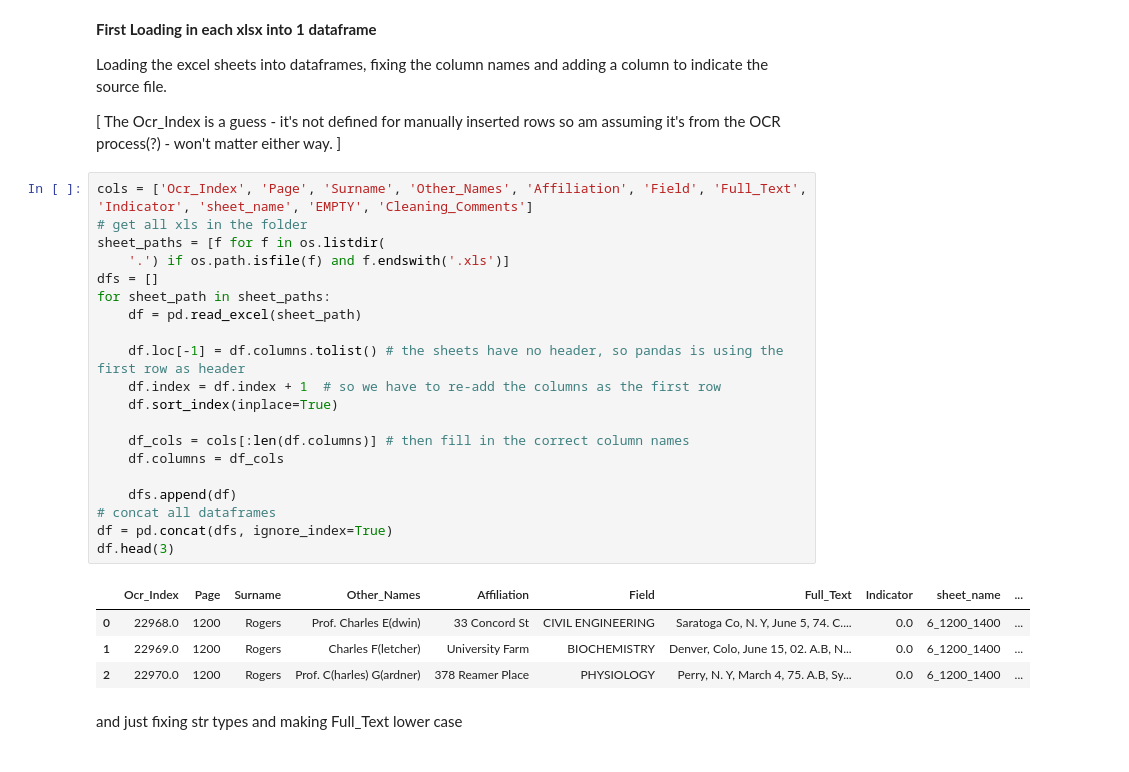
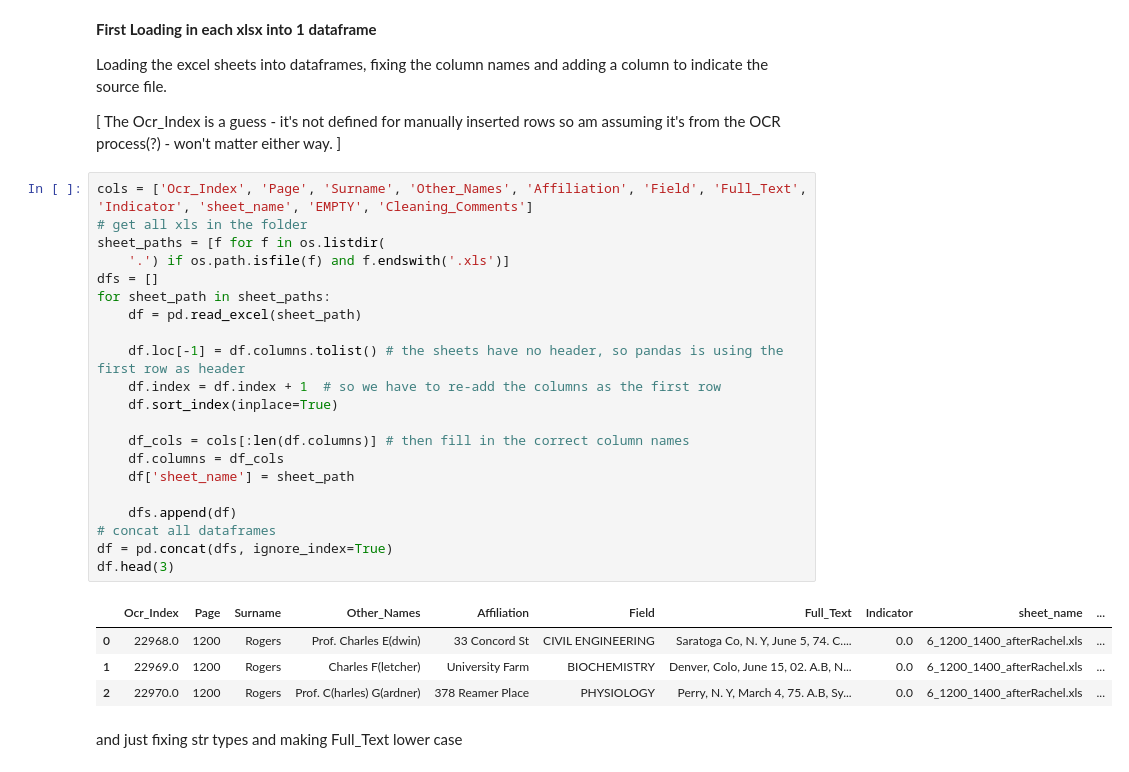
Before and after one commit to FM-ds/FM-ds.github.io, a Jupyter notebook: Gaule_work/Germans/germans.ipynb, the cells around one changed output. Cells and saved outputs as stored; diff of their text form.

```diff
--- a/Gaule_work/Germans/germans.ipynb
+++ b/Gaule_work/Germans/germans.ipynb
@@ -18,28 +18,29 @@ Loading the excel sheets into dataframes, fixing the column names and adding a c
 # %%
 cols = ['Ocr_Index', 'Page', 'Surname', 'Other_Names', 'Affiliation', 'Field', 'Full_Text', 'Indicator', 'sheet_name', 'EMPTY', 'Cleaning_Comments']
 # get all xls in the folder
 sheet_paths = [f for f in os.listdir(
     '.') if os.path.isfile(f) and f.endswith('.xls')]
 dfs = []
 for sheet_path in sheet_paths:
     df = pd.read_excel(sheet_path)
 
     df.loc[-1] = df.columns.tolist() # the sheets have no header, so pandas is using the first row as header
     df.index = df.index + 1  # so we have to re-add the columns as the first row
     df.sort_index(inplace=True)
 
     df_cols = cols[:len(df.columns)] # then fill in the correct column names
     df.columns = df_cols
+    df['sheet_name'] = sheet_path
 
     dfs.append(df)
 # concat all dataframes
 df = pd.concat(dfs, ignore_index=True)
 df.head(3)
 # %% [output]
 |  | Ocr_Index | Page | Surname | Other_Names | Affiliation | Field | Full_Text | Indicator | sheet_name | ... |
-| 0 | 22968.0 | 1200 | Rogers | Prof. Charles E(dwin) | 33 Concord St | CIVIL ENGINEERING | Saratoga Co, N. Y, June 5, 74. C.... | 0.0 | 6_1200_1400 | ... |
-| 1 | 22969.0 | 1200 | Rogers | Charles F(letcher) | University Farm | BIOCHEMISTRY | Denver, Colo, June 15, 02. A.B, N... | 0.0 | 6_1200_1400 | ... |
-| 2 | 22970.0 | 1200 | Rogers | Prof. C(harles) G(ardner) | 378 Reamer Place | PHYSIOLOGY | Perry, N. Y, March 4, 75. A.B, Sy... | 0.0 | 6_1200_1400 | ... |
+| 0 | 22968.0 | 1200 | Rogers | Prof. Charles E(dwin) | 33 Concord St | CIVIL ENGINEERING | Saratoga Co, N. Y, June 5, 74. C.... | 0.0 | 6_1200_1400_afterRachel.xls | ... |
+| 1 | 22969.0 | 1200 | Rogers | Charles F(letcher) | University Farm | BIOCHEMISTRY | Denver, Colo, June 15, 02. A.B, N... | 0.0 | 6_1200_1400_afterRachel.xls | ... |
+| 2 | 22970.0 | 1200 | Rogers | Prof. C(harles) G(ardner) | 378 Reamer Place | PHYSIOLOGY | Perry, N. Y, March 4, 75. A.B, Sy... | 0.0 | 6_1200_1400_afterRachel.xls | ... |
 # %% [markdown]
 and just fixing str types and making Full_Text lower case
 # %%
```
Also changed, not shown: parts of 10 cells of this notebook.
